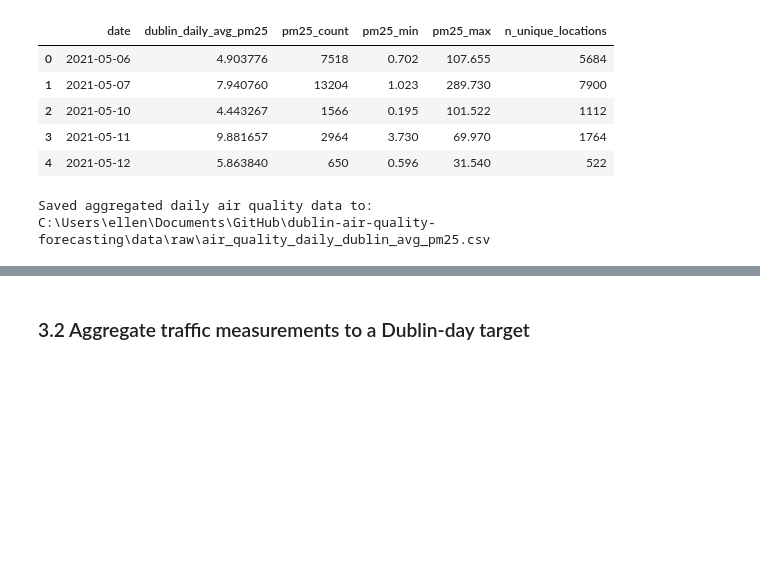
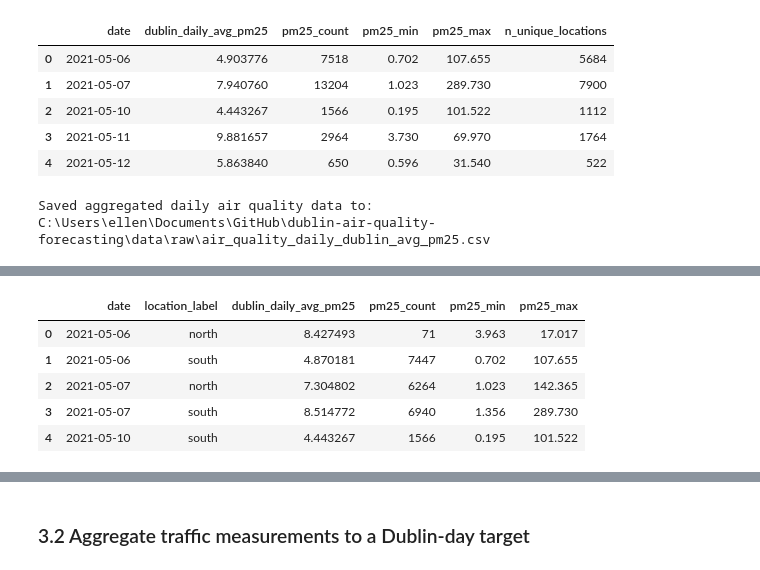
Before and after one commit to jako6f/dublin-air-quality-forecasting, a Jupyter notebook: notebooks/dublin_air_quality_forecasting.ipynb, the cells around one changed output, grey strips where cells are left out. Cells and saved outputs as stored; diff of their text form; code cells hidden in the pictures; blank space fills up the shorter version.

Commit message:
By location data
Created datasets for traffic and air quality by their location relative to the Liffey. Merged these datasets with weather data and exported processed data files.

```diff
--- a/notebooks/dublin_air_quality_forecasting.ipynb
+++ b/notebooks/dublin_air_quality_forecasting.ipynb
@@ -882,0 +886,93 @@ C:\Users\ellen\Documents\GitHub\dublin-air-quality-forecasting\data\raw\air_qual
+# %%
+# ==================================================
+# Air quality data: Step 2.1 (by location)
+# Aggregate mobile PM2.5 measurements to Dublin location
+# ==================================================
+
+from pathlib import Path
+import pandas as pd
+
+# -----------------------------
+# 0. File paths
+# -----------------------------
+project_root = next(p for p in Path().resolve().parents if (p / "environment.yml").exists())
+
+air_path = project_root / "data" / "raw" / "AirView_DublinCity_Measurements_ugm3.csv"
+
+output_path = project_root / "data" / "processed" / "location_air_quality_daily_dublin_avg_pm25.csv"
+
+# -----------------------------
+# 1. Load only needed columns
+# -----------------------------
+air_df = pd.read_csv(
+    air_path,
+    usecols=["gps_timestamp", "latitude", "longitude", "PM25_ugm3"]
+)
+
+# -----------------------------
+# 2. Basic cleaning
+# -----------------------------
+air_df["gps_timestamp"] = pd.to_datetime(
+    air_df["gps_timestamp"],
+    errors="coerce",
+    utc=True
+)
+
+air_df = air_df[air_df["PM25_ugm3"] <= 400] #assume measurement errors
+
+air_df = air_df.dropna(subset=["gps_timestamp", "latitude", "longitude", "PM25_ugm3"])
+
+# -----------------------------
+# 3. Aggregate over time
+# -----------------------------
+# Convert timestamp to calendar day
+air_df["date"] = air_df["gps_timestamp"].dt.date
+
+# -----------------------------
+# 4. Aggregate over location
+        # North or South of Liffey
+# -----------------------------
+# Decision: Based on location being north or south of the Liffey River
+
+# Liffey latitude
+liffey_lat = 53.346565
+
+# Mask north and south locations
+north_loc = air_df['latitude'] > liffey_lat
+south_loc = air_df['latitude'] < liffey_lat
+
+# Create series
+location_label = pd.Series(index=air_df.index, dtype=str)
+
+location_label[north_loc] = 'north'
+location_label[south_loc] = 'south'
+
+# Assign back to dataframe
+air_df['location_label'] = location_label
+
+# Group by date and location label
+air_daily_loc = (
+    air_df.groupby(["date", "location_label"], as_index=False)
+    .agg(
+        dublin_daily_avg_pm25=("PM25_ugm3", "mean"),
+        pm25_count=("PM25_ugm3", "size"),
+        pm25_min=("PM25_ugm3", "min"),
+        pm25_max=("PM25_ugm3", "max")
+    )
+    .sort_values(["date", "location_label"])
+    .reset_index(drop=True)
+)
+
+print("\nFinal aggregated dataset shape:")
+print(air_daily_loc.shape)
+
+display(air_daily_loc.head())
+
+# -----------------------------
+# 5. Save output
+# -----------------------------
+output_path.parent.mkdir(parents=True, exist_ok=True)
+air_daily_loc.to_csv(output_path, index=False)
+
+print(f"\nSaved aggregated daily air quality data to:\n{output_path}")
+# %% [output]
@@ -882,0 +981,6 @@ C:\Users\ellen\Documents\GitHub\dublin-air-quality-forecasting\data\raw\air_qual
+|  | date | location_label | dublin_daily_avg_pm25 | pm25_count | pm25_min | pm25_max |
+| 0 | 2021-05-06 | north | 8.427493 | 71 | 3.963 | 17.017 |
+| 1 | 2021-05-06 | south | 4.870181 | 7447 | 0.702 | 107.655 |
+| 2 | 2021-05-07 | north | 7.304802 | 6264 | 1.023 | 142.365 |
+| 3 | 2021-05-07 | south | 8.514772 | 6940 | 1.356 | 289.730 |
+| 4 | 2021-05-10 | south | 4.443267 | 1566 | 0.195 | 101.522 |
```
Also changed, not shown: parts of 9 cells of this notebook, 3 other files.
